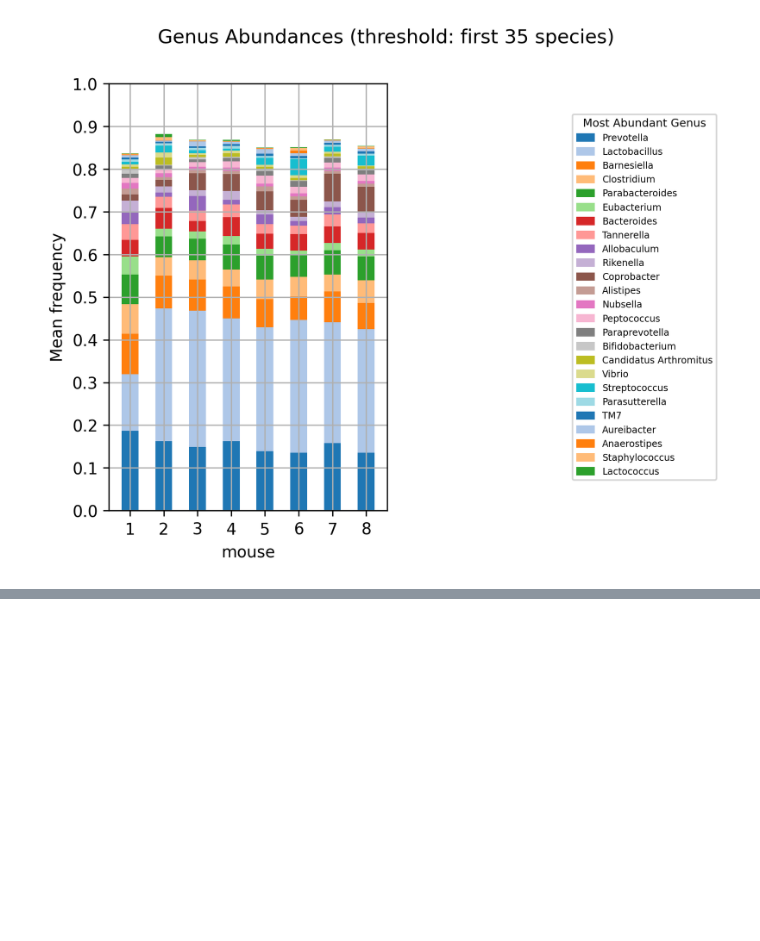
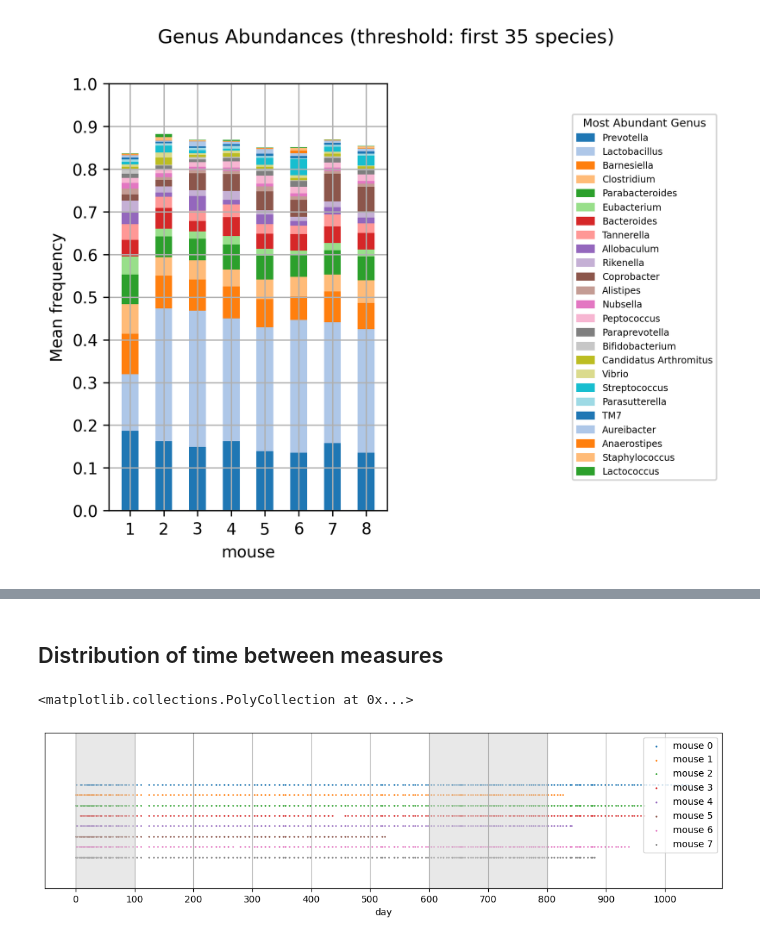
Before and after one commit to miriamzara/LCPA_project, a Jupyter notebook: data_inspection.ipynb, the cells around one changed output, grey strips where cells are left out. Saved outputs shown, nothing was run; the diff lists cells and outputs as text; code cells hidden in the pictures; blank space fills up the shorter version.

```diff
--- a/data_inspection.ipynb
+++ b/data_inspection.ipynb
@@ -268,0 +237,6 @@ threshold rank= 20, mouse 8, cum frequency= 0.6988115183246073
+# %%
+phylumns = np.unique(species_df["Phylum"])
+phylumns = ['Bacteroidetes', 'Firmicutes', 'Actinobacteria', 'Proteobacteria']
+colors = ["blue", "orange", "green", "red"]
+
+phyl_to_col_dict = {phylumns[i]: colors[i] for i in range(len(phylumns))}
@@ -545,20 +307,0 @@ plt.savefig("Output_Images/pvalues.pdf")
-# %%
-trials = 1000
-for n in range(0, trials):
-    shuffled_a = np.random.permutation(a)
-    shuffled_b = np.random.permutation(b)
-    values.append(np.corrcoef(shuffled_a, shuffled_b)[0,1])
-
-mean = np.mean(values)
-median = np.median(values)
-std = np.std(values)
-
-nbins = 100
-frequencies = np.zeros(nbins)
-middle_points = [-0.9 + i * (2 / nbins) for i in range(0, nbins)]
-for v in values:
-    for i in range(0, nbins):
-        if v > (-1 + i * (2 / nbins)) and v <= (-1 + (i + 1) * (2 / nbins)):
-            frequencies[i] +=1
-            break
-frequencies = [f / trials for f in frequencies]
@@ -602,0 +376,22 @@ mouse 8: 192
+# %% [markdown]
+## Distribution of time between measures
+# %%
+fig, ax = plt.subplots(figsize = (13, 3))
+
+for i in range(8):
+    df = mi.mice_df[i]
+    days = df.columns[4:].to_numpy()
+
+    ax.scatter(days, np.ones(len(days)) - i* 0.1, s = 0.7, label = f"mouse {i}")
+ax.legend()
+ax.set_xticks(np.arange(0, 1100, 100))
+ax.set_yticks([])
+ax.set_ylabel("")
+ax.set_xlabel("day")
+ax.grid()
+ax.set_ylim(0, 1.5)
+ax.fill_between(x = np.linspace(0, 100, 100), y1=  np.zeros(100), y2= 1.5*np.ones(100), color='lightgrey', alpha=0.5)
+ax.fill_between(x = np.linspace(600, 800, 100), y1=  np.zeros(100), y2= 1.5*np.ones(100), color='lightgrey', alpha=0.5)
+# %% [output]
+<matplotlib.collections.PolyCollection at 0x...>
+[figure, added]
```
Also changed, not shown: parts of 31 cells of this notebook, 4 other files.
